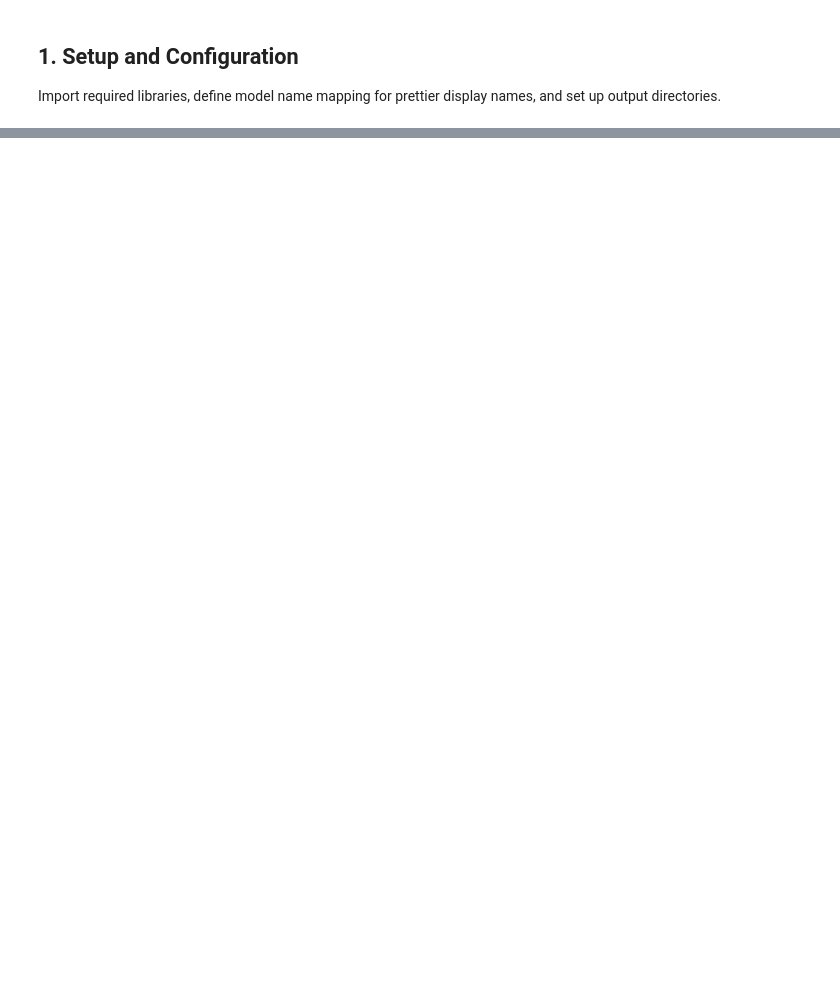
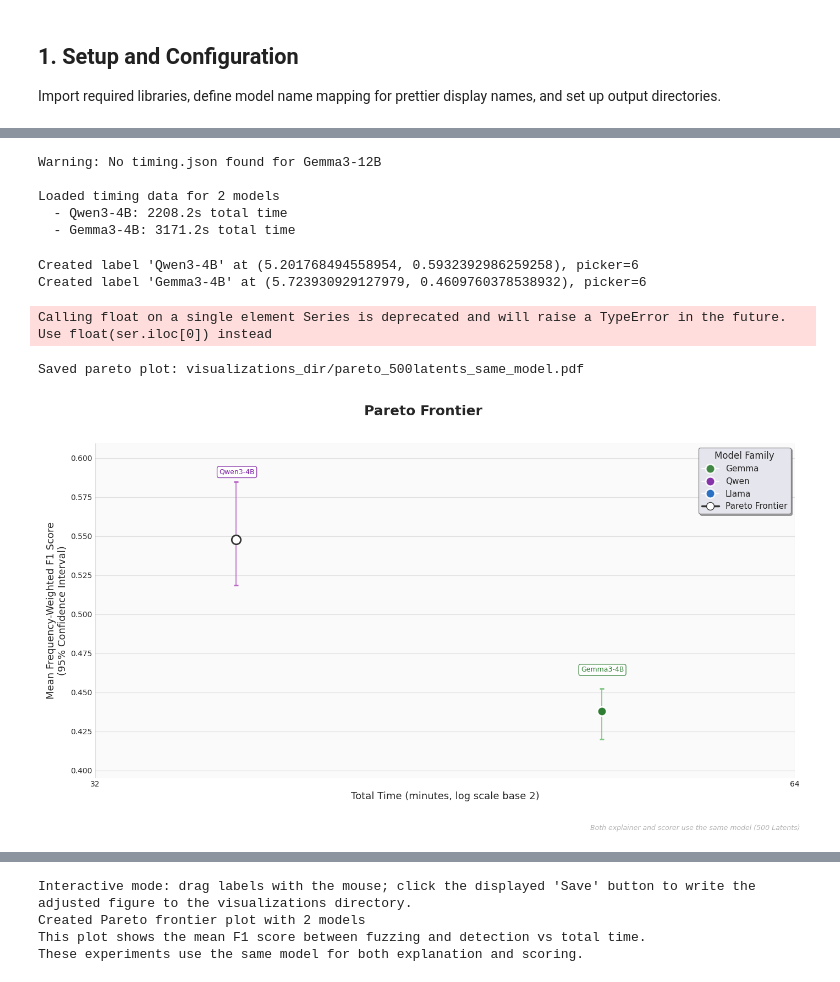
Before and after one commit to Jazhyc/delphi-explanations, a Jupyter notebook: scripts/explainer_model_analysis.ipynb, the cells around one changed output, grey strips where cells are left out. Drawn from its saved outputs; the diff is of its cells as text; code cells hidden in the pictures; blank space fills up the shorter version.

```diff
--- a/scripts/explainer_model_analysis.ipynb
+++ b/scripts/explainer_model_analysis.ipynb
@@ -1488,0 +1127,10 @@ These experiments use Qwen3-32B as the explainer with different scorer models.
+# %%
+# Compute error bars for Same Model experiments
+print("\nComputing error bars for Same Model experiments...")
+error_bar_tables_sm = {}
+
+for st in all_score_types_sm:
+    print(f"Computing error bars for score type: {st} (bootstrap={ENABLE_BOOTSTRAP})")
+    error_bar_tables_sm[st] = compute_error_bars(model_results_sm, st, enable_bootstrap=ENABLE_BOOTSTRAP, n_boot=BOOTSTRAP_SAMPLES, confidence=CONFIDENCE_LEVEL)
+
+print("Error bars computed for Same Model experiments")
@@ -1488,0 +1142,64 @@ These experiments use Qwen3-32B as the explainer with different scorer models.
+# %%
+# Load timing data for Same Model experiments - use total_time_seconds
+timing_map_sm = {}
+
+for model_name, data in model_results_sm.items():
+    dir_name = data['dir_name']
+    timing_file = experiments_base_sm / dir_name / "timing.json"
+
+    if timing_file.exists():
+        try:
+            with open(timing_file, 'r') as f:
+                timing_data = json.load(f)
+            # For Same Model experiments, use total_time_seconds (both explainer and scorer vary together)
+            time_secs = timing_data.get('total_time_seconds', None)
+            timing_map_sm[model_name] = time_secs
+        except Exception as e:
+            print(f"Error loading timing for {model_name}: {e}")
+            timing_map_sm[model_name] = None
+    else:
+        print(f"Warning: No timing.json found for {model_name}")
+        timing_map_sm[model_name] = None
+
+# Ensure all models have timing entries
+for m in model_results_sm.keys():
+    if m not in timing_map_sm:
+        timing_map_sm[m] = float('nan')
+
+print(f"\nLoaded timing data for {len([k for k, v in timing_map_sm.items() if v is not None and not isnan(v)])} models")
+for model, time_secs in timing_map_sm.items():
+    if time_secs is not None and not isnan(time_secs):
+        print(f"  - {model}: {time_secs:.1f}s total time")
+# %% [output]
+Warning: No timing.json found for Gemma3-12B
+
+Loaded timing data for 2 models
+  - Qwen3-4B: 2208.2s total time
+  - Gemma3-4B: 3171.2s total time
+# %%
+# Same Model Pareto plot (Same model as explainer and scorer)
+# Run this cell to get an interactive plot you can drag labels on and save.
+fig_sm, dr_sm, pts_df_sm = plot_pareto_frontier_generic(
+    model_results_sm,
+    timing_map_sm,
+    error_bar_tables_sm,
+    title="Pareto Frontier",
+    xlabel=f'Total Time (minutes, log scale base {LOG_BASE})',
+    output_prefix="pareto_500latents_same_model",
+    footer_text="Both explainer and scorer use the same model (500 Latents)",
+    save_on_init=True,
+    show=True
+)
+
+if fig_sm is None:
+    print("Same Model plot skipped or had no data.")
+else:
+    print(f"Created Pareto frontier plot with {len(pts_df_sm)} models")
+    print("This plot shows the mean F1 score between fuzzing and detection vs total time.")
+    print("These experiments use the same model for both explanation and scoring.")
+# %% [output]
+Created label 'Qwen3-4B' at (5.201768494558954, 0.5932392986259258), picker=6
+Created label 'Gemma3-4B' at (5.723930929127979, 0.4609760378538932), picker=6
+Calling float on a single element Series is deprecated and will raise a TypeError in the future. Use float(ser.iloc[0]) instead
+Saved pareto plot: visualizations_dir/pareto_500latents_same_model.pdf
+[figure, added]
@@ -1488,0 +1207,4 @@ These experiments use Qwen3-32B as the explainer with different scorer models.
+Interactive mode: drag labels with the mouse; click the displayed 'Save' button to write the adjusted figure to the visualizations directory.
+Created Pareto frontier plot with 2 models
+This plot shows the mean F1 score between fuzzing and detection vs total time.
+These experiments use the same model for both explanation and scoring.
```
Also changed, not shown: parts of 26 cells of this notebook, 8 other files.
